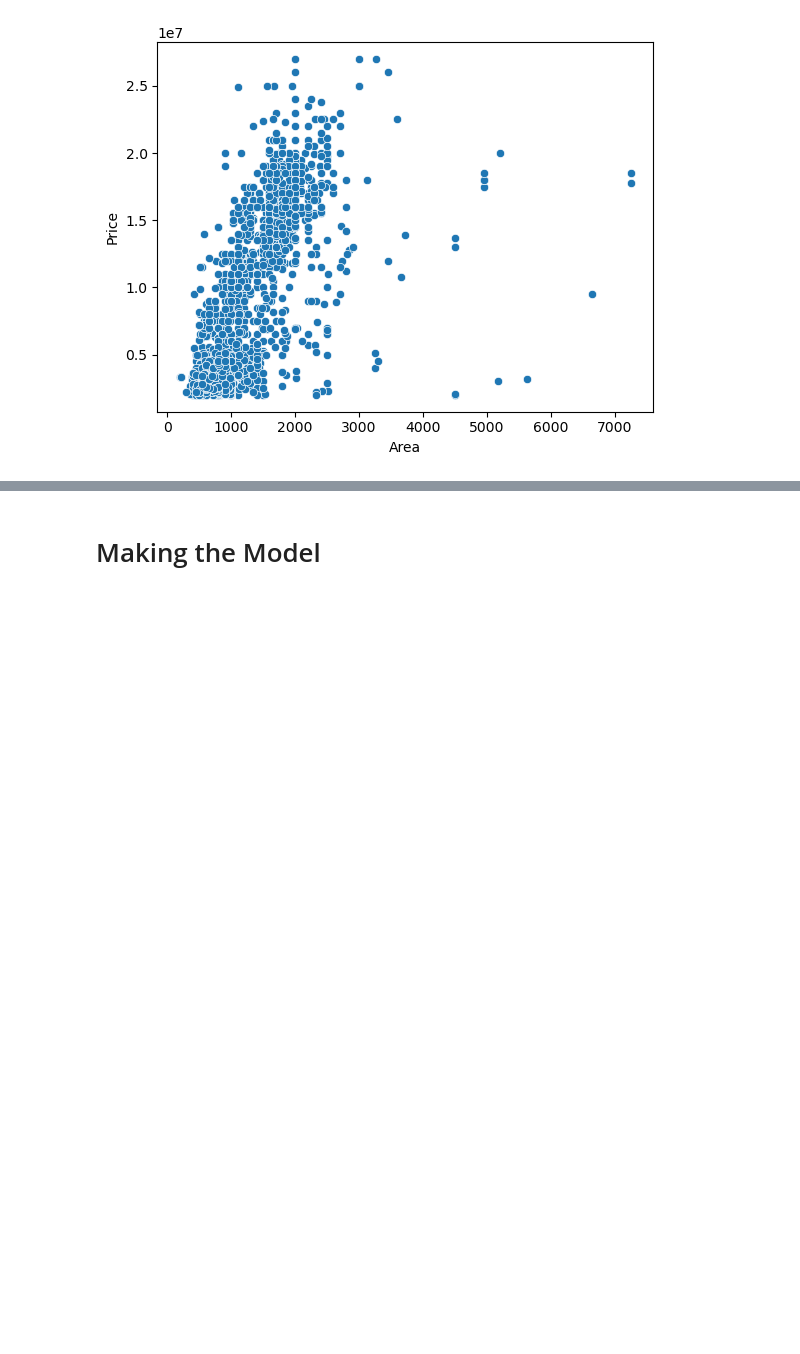
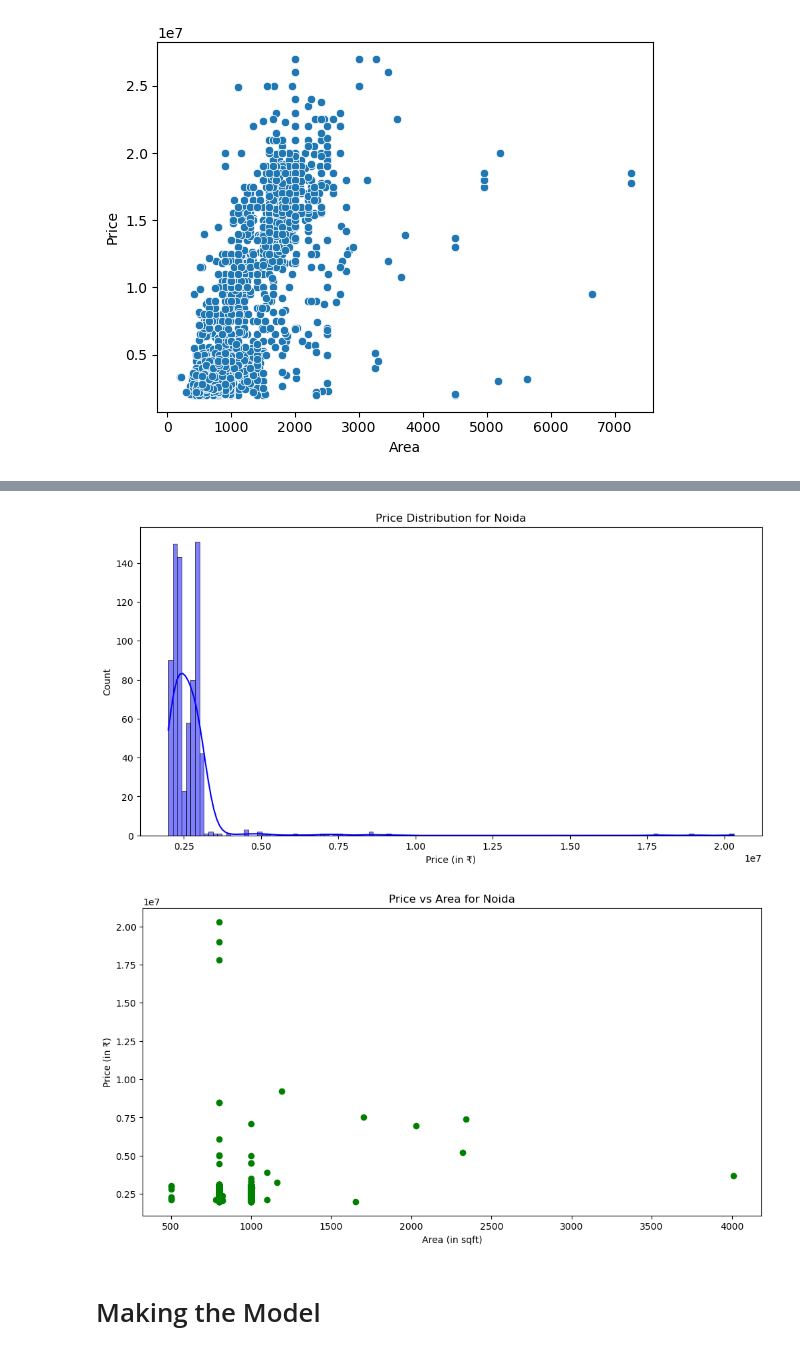
Before and after one commit to harshitk04/delhi_house_pricing, a Jupyter notebook: housepred.ipynb, the cells around one changed output, grey strips where cells are left out. Saved outputs shown, nothing was run; the diff lists cells and outputs as text; code cells hidden in the pictures; blank space fills up the shorter version.

```diff
--- a/housepred.ipynb
+++ b/housepred.ipynb
@@ -390,6 +390,7 @@ upper_bound = Q3 + 1.5 * IQR
 outliers = df[(df['Price'] < lower_bound) | (df['Price'] > upper_bound)]
 df = df[(df['Price'] >= lower_bound) & (df['Price'] <= upper_bound)]
 # %%
+df = df.drop(columns=['zscore'],axis=1)
 rare_localities = df["Location"].value_counts()[df["Location"].value_counts() <= 5].index
 df["Location"] = df["Location"].apply(lambda x: 'Other' if x in rare_localities else x)
 # %%
@@ -404,3 +405,27 @@ df.shape
+# %%
+import seaborn as sns
+import matplotlib.pyplot as plt
+
+# Filter Noida data
+noida_data = df[df['Location'].str.lower() == 'noida']
+
+# Distribution of Price
+plt.figure(figsize=(12, 6))
+sns.histplot(noida_data['Price'], kde=True, color='blue')
+plt.title("Price Distribution for Noida")
+plt.xlabel("Price (in ₹)")
+plt.show()
+
+# Scatter Plot for Price vs Area
+plt.figure(figsize=(12, 6))
+plt.scatter(noida_data['Area'], noida_data['Price'], color='green')
+plt.title("Price vs Area for Noida")
+plt.xlabel("Area (in sqft)")
+plt.ylabel("Price (in ₹)")
+plt.show()
+# %% [output]
+[figure, added]
+[figure, added]
 # %% [markdown]
 # Making the Model
 # %%
```
Also changed, not shown: parts of 13 cells of this notebook, 22 other files.
